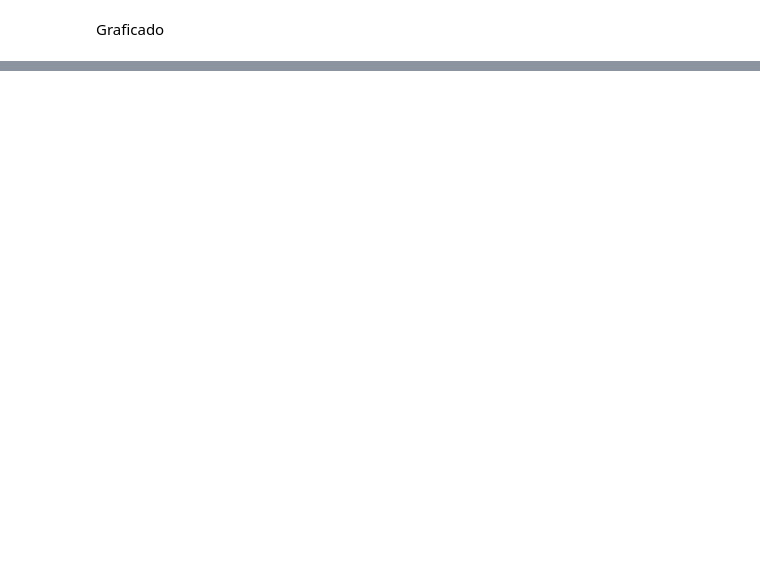
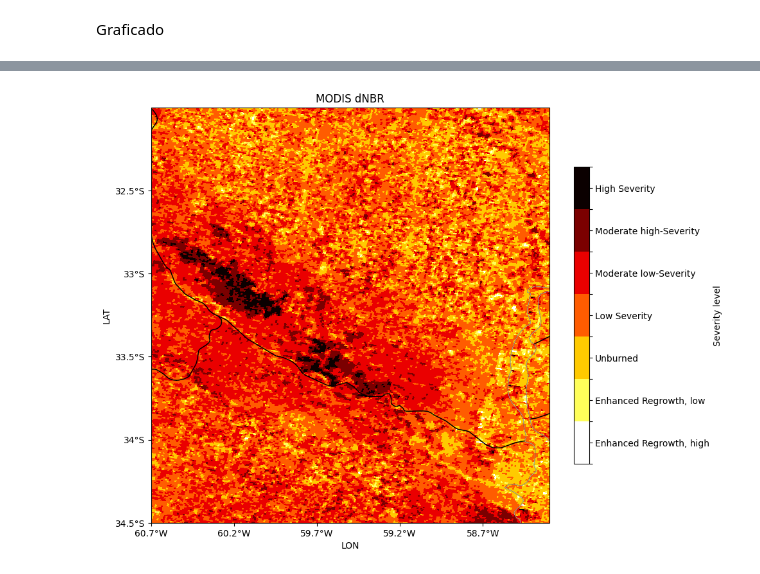
Before and after one commit to Gerlielbecario/Indice-normalizado-de-rea-Quemada-NBR-, a Jupyter notebook: NBR_ploteo.ipynb, the cells around one changed output, grey strips where cells are left out. Saved outputs shown, nothing was run; the diff lists cells and outputs as text; code cells hidden in the pictures; blank space fills up the shorter version.

```diff
--- a/NBR_ploteo.ipynb
+++ b/NBR_ploteo.ipynb
@@ -136,3 +165,3 @@ aft_fire_hour = hora_archivo(aft_fire)
 # %%
 #Calculamos Indice normalizado de area quemada
-aft_fire_nbr = indice_nbr(bef_fire,"EV_500_Aggr1km_RefSB","band_names")
+aft_fire_nbr = indice_nbr(aft_fire,"EV_500_Aggr1km_RefSB","band_names")
@@ -138,0 +218,2 @@ aft_fire_nbr = indice_nbr(bef_fire,"EV_500_Aggr1km_RefSB","band_names")
+# %%
+dnbr = bef_fire_nbr - aft_fire_nbr
@@ -138,0 +251,15 @@ aft_fire_nbr = indice_nbr(bef_fire,"EV_500_Aggr1km_RefSB","band_names")
+# %%
+cmap = plt.cm.hot_r # define the colormap - INDICAR LA PALETA QUE QUERES DISCRETIZAR
+
+cmaplist = [cmap(i) for i in range(cmap.N)]
+# force the first color entry to be grey
+#cmaplist[0] = (.5, .5, .5, 1.0)
+
+# create the new map
+cmap = colors.LinearSegmentedColormap.from_list(
+    cmap, cmaplist, cmap.N)
+
+# define the bins and normalize
+bounds = np.linspace(1, 7, 8)
+norm = colors.BoundaryNorm(bounds, cmap.N)
+#nbr_cmap = ListedColormap(nbr_colors)
@@ -138,0 +272,50 @@ aft_fire_nbr = indice_nbr(bef_fire,"EV_500_Aggr1km_RefSB","band_names")
+# %%
+# Definimos los limites del area a visualizar
+latnorth=-32
+latsouth=-34.5
+lonwest=-60.7
+loneast=-58.3
+
+fig=plt.figure(figsize=(10,10))
+
+ax1 = plt.subplot(1, 1, 1, projection=ccrs.PlateCarree())
+
+# Definimos el área de graficado y a qué proyección hay que transformar las coordenadas lat/lon
+
+ax1.set_extent([lonwest, loneast, latsouth, latnorth], crs=ccrs.PlateCarree())
+
+# Graficamos
+
+cm=ax1.pcolormesh(aft_fire_lon,aft_fire_lat, dnbr_modis_class,cmap=cmap, norm=norm)
+
+# Agregamos la línea de costas
+ax1.coastlines(resolution='10m',linewidth=0.6)
+
+# Agregamos los límites de los países
+ax1.add_feature(countries,linewidth=0.4)
+
+# Agregamos los límites de las provincias
+ax1.add_feature(states_provinces,linewidth=1.1)
+
+#Agregamos ejes
+ax1.set_title("MODIS dNBR")
+ax1.set_ylabel("LAT")
+ax1.set_xlabel("LON")
+
+# Definimos donde aparecen los ticks con las latitudes y longitudes
+ax1.set_yticks(np.arange(latsouth,latnorth,0.5), crs=ccrs.PlateCarree())
+ax1.set_xticks(np.arange(lonwest,loneast,0.5), crs=ccrs.PlateCarree())
+
+# Le damos formato a las etiquetas de los ticks
+lon_formatter = LongitudeFormatter(zero_direction_label=True)
+lat_formatter = LatitudeFormatter()
+ax1.xaxis.set_major_formatter(lon_formatter)
+ax1.yaxis.set_major_formatter(lat_formatter)
+
+# Agregamos la barra de colores
+cbar=plt.colorbar(cm,shrink=0.6)
+cbar.set_ticks(np.linspace(1, 7, 15))
+cbar.set_ticklabels(dnbr_cat_names)
+cbar.set_label('Severity level',fontsize=10)
+# %% [output]
+[figure, added]
```
Also changed, not shown: parts of 16 cells of this notebook.
